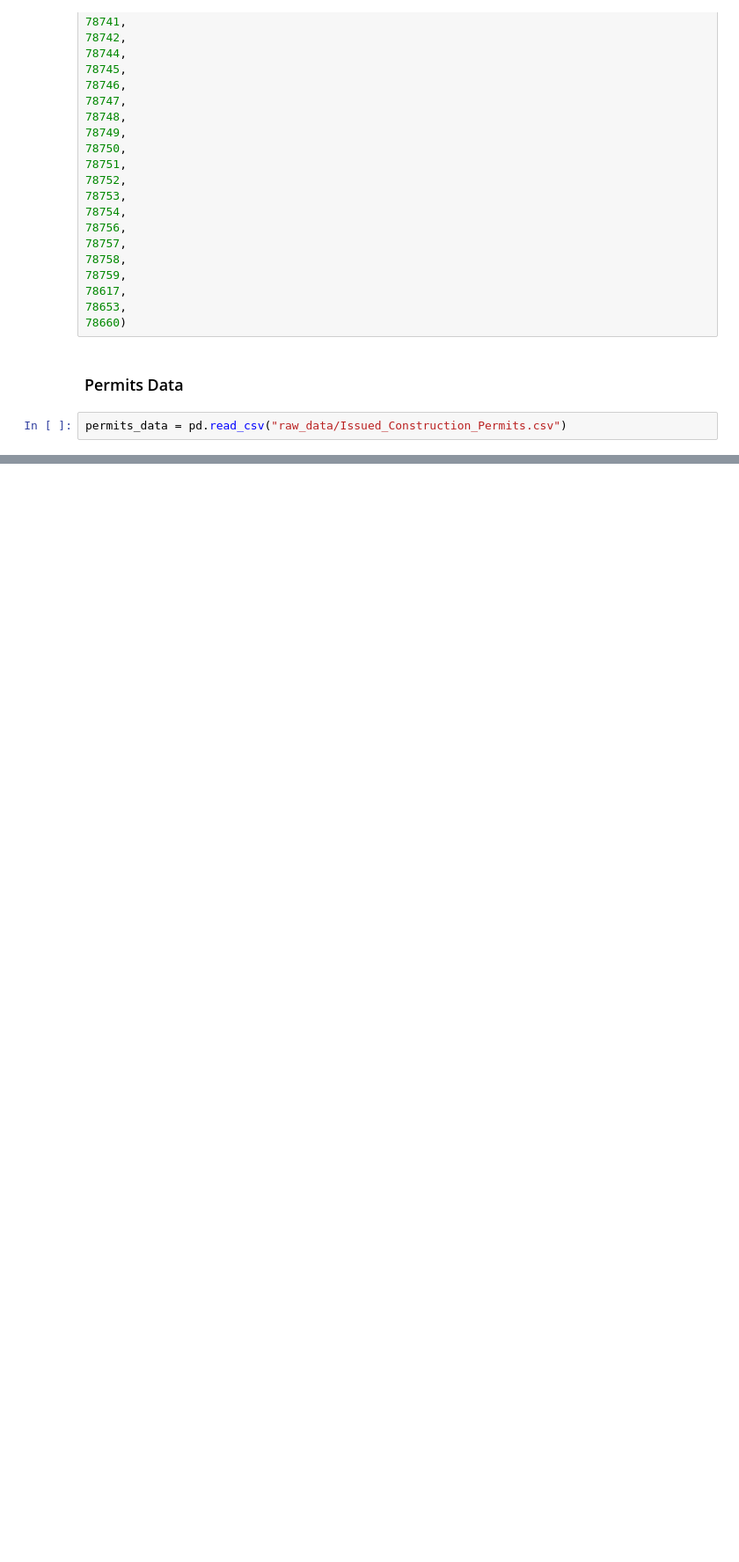
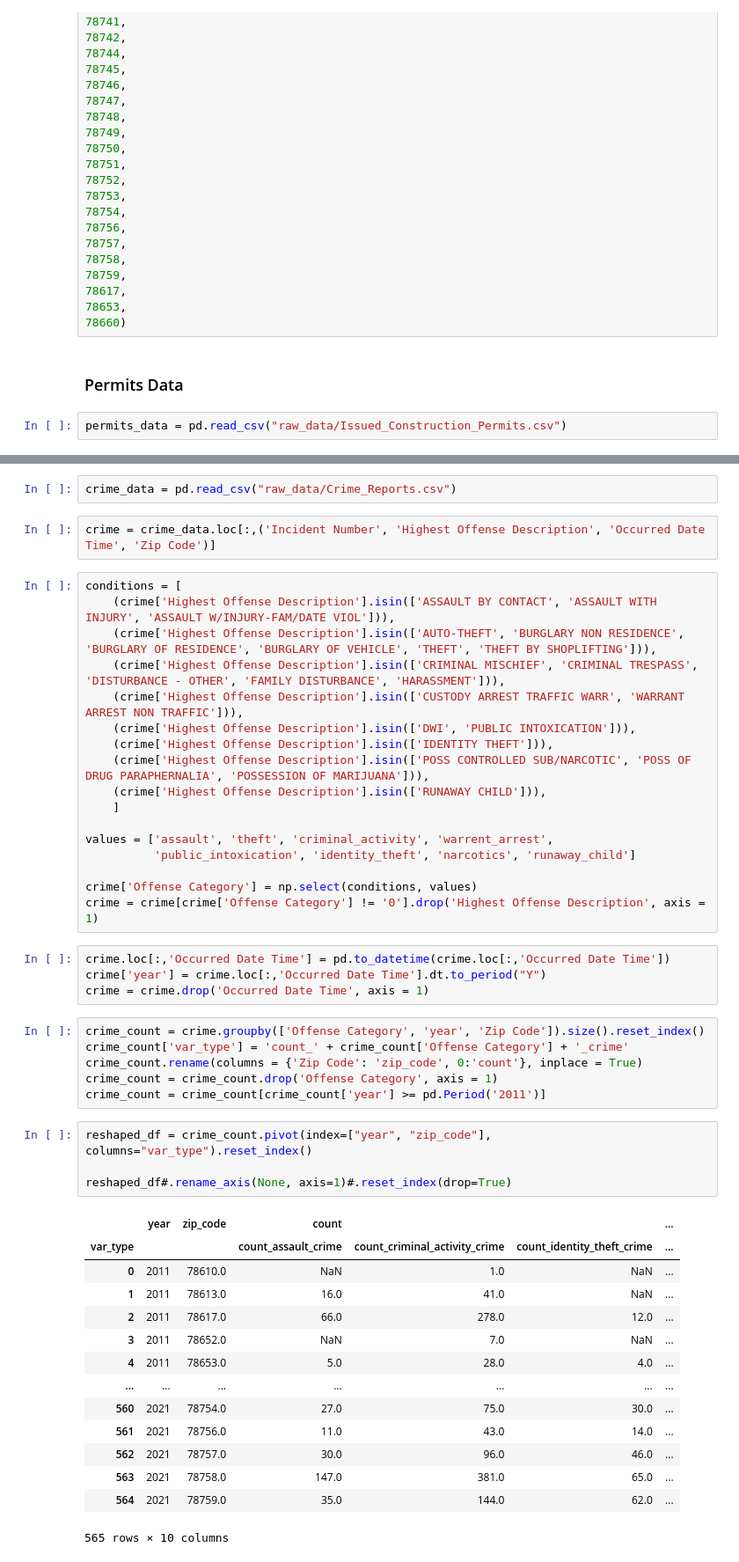
Before and after one commit to catonbrewster1/austin_gentrification, a Jupyter notebook: clean_munge_city.ipynb, the cells around one changed output, grey strips where cells are left out. Shown at 88% size. Cells and saved outputs as stored; diff of their text form; blank space fills up the shorter version.

Commit message:
work on data cleaning

```diff
--- a/clean_munge_city.ipynb
+++ b/clean_munge_city.ipynb
@@ -80,0 +90,50 @@ permits_year_count
+# %%
+crime_data = pd.read_csv("raw_data/Crime_Reports.csv")
+# %%
+crime = crime_data.loc[:,('Incident Number', 'Highest Offense Description', 'Occurred Date Time', 'Zip Code')]
+# %%
+conditions = [
+    (crime['Highest Offense Description'].isin(['ASSAULT BY CONTACT', 'ASSAULT WITH INJURY', 'ASSAULT W/INJURY-FAM/DATE VIOL'])),
+    (crime['Highest Offense Description'].isin(['AUTO-THEFT', 'BURGLARY NON RESIDENCE', 'BURGLARY OF RESIDENCE', 'BURGLARY OF VEHICLE', 'THEFT', 'THEFT BY SHOPLIFTING'])),
+    (crime['Highest Offense Description'].isin(['CRIMINAL MISCHIEF', 'CRIMINAL TRESPASS', 'DISTURBANCE - OTHER', 'FAMILY DISTURBANCE', 'HARASSMENT'])),
+    (crime['Highest Offense Description'].isin(['CUSTODY ARREST TRAFFIC WARR', 'WARRANT ARREST NON TRAFFIC'])),
+    (crime['Highest Offense Description'].isin(['DWI', 'PUBLIC INTOXICATION'])),
+    (crime['Highest Offense Description'].isin(['IDENTITY THEFT'])),
+    (crime['Highest Offense Description'].isin(['POSS CONTROLLED SUB/NARCOTIC', 'POSS OF DRUG PARAPHERNALIA', 'POSSESSION OF MARIJUANA'])),
+    (crime['Highest Offense Description'].isin(['RUNAWAY CHILD'])),
+    ]
+
+values = ['assault', 'theft', 'criminal_activity', 'warrent_arrest',
+          'public_intoxication', 'identity_theft', 'narcotics', 'runaway_child']
+
+crime['Offense Category'] = np.select(conditions, values)
+crime = crime[crime['Offense Category'] != '0'].drop('Highest Offense Description', axis = 1)
+# %%
+crime.loc[:,'Occurred Date Time'] = pd.to_datetime(crime.loc[:,'Occurred Date Time'])
+crime['year'] = crime.loc[:,'Occurred Date Time'].dt.to_period("Y")
+crime = crime.drop('Occurred Date Time', axis = 1)
+# %%
+crime_count = crime.groupby(['Offense Category', 'year', 'Zip Code']).size().reset_index()
+crime_count['var_type'] = 'count_' + crime_count['Offense Category'] + '_crime'
+crime_count.rename(columns = {'Zip Code': 'zip_code', 0:'count'}, inplace = True)
+crime_count = crime_count.drop('Offense Category', axis = 1)
+crime_count = crime_count[crime_count['year'] >= pd.Period('2011')]
+# %%
+reshaped_df = crime_count.pivot(index=["year", "zip_code"], columns="var_type").reset_index()
+
+reshaped_df#.rename_axis(None, axis=1)#.reset_index(drop=True)
+# %% [output]
+|  | year | zip_code | count |  |  | ... |
+| var_type |  |  | count_assault_crime | count_criminal_activity_crime | count_identity_theft_crime | ... |
+| 0 | 2011 | 78610.0 | NaN | 1.0 | NaN | ... |
+| 1 | 2011 | 78613.0 | 16.0 | 41.0 | NaN | ... |
+| 2 | 2011 | 78617.0 | 66.0 | 278.0 | 12.0 | ... |
+| 3 | 2011 | 78652.0 | NaN | 7.0 | NaN | ... |
+| 4 | 2011 | 78653.0 | 5.0 | 28.0 | 4.0 | ... |
+| ... | ... | ... | ... | ... | ... | ... |
+| 560 | 2021 | 78754.0 | 27.0 | 75.0 | 30.0 | ... |
+| 561 | 2021 | 78756.0 | 11.0 | 43.0 | 14.0 | ... |
+| 562 | 2021 | 78757.0 | 30.0 | 96.0 | 46.0 | ... |
+| 563 | 2021 | 78758.0 | 147.0 | 381.0 | 65.0 | ... |
+| 564 | 2021 | 78759.0 | 35.0 | 144.0 | 62.0 | ... |
+565 rows × 10 columns
```
Also changed, not shown: parts of 22 cells of this notebook, 1 other file.
